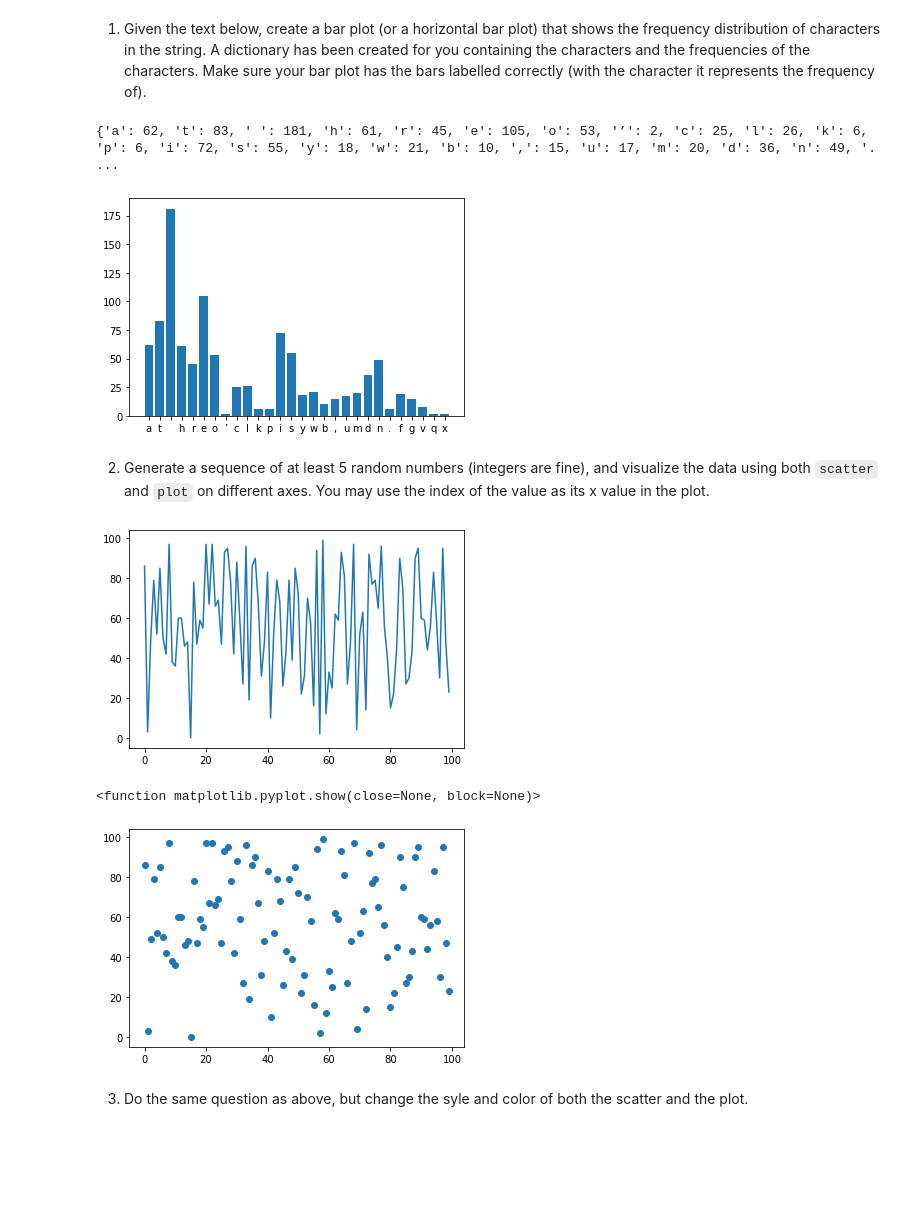
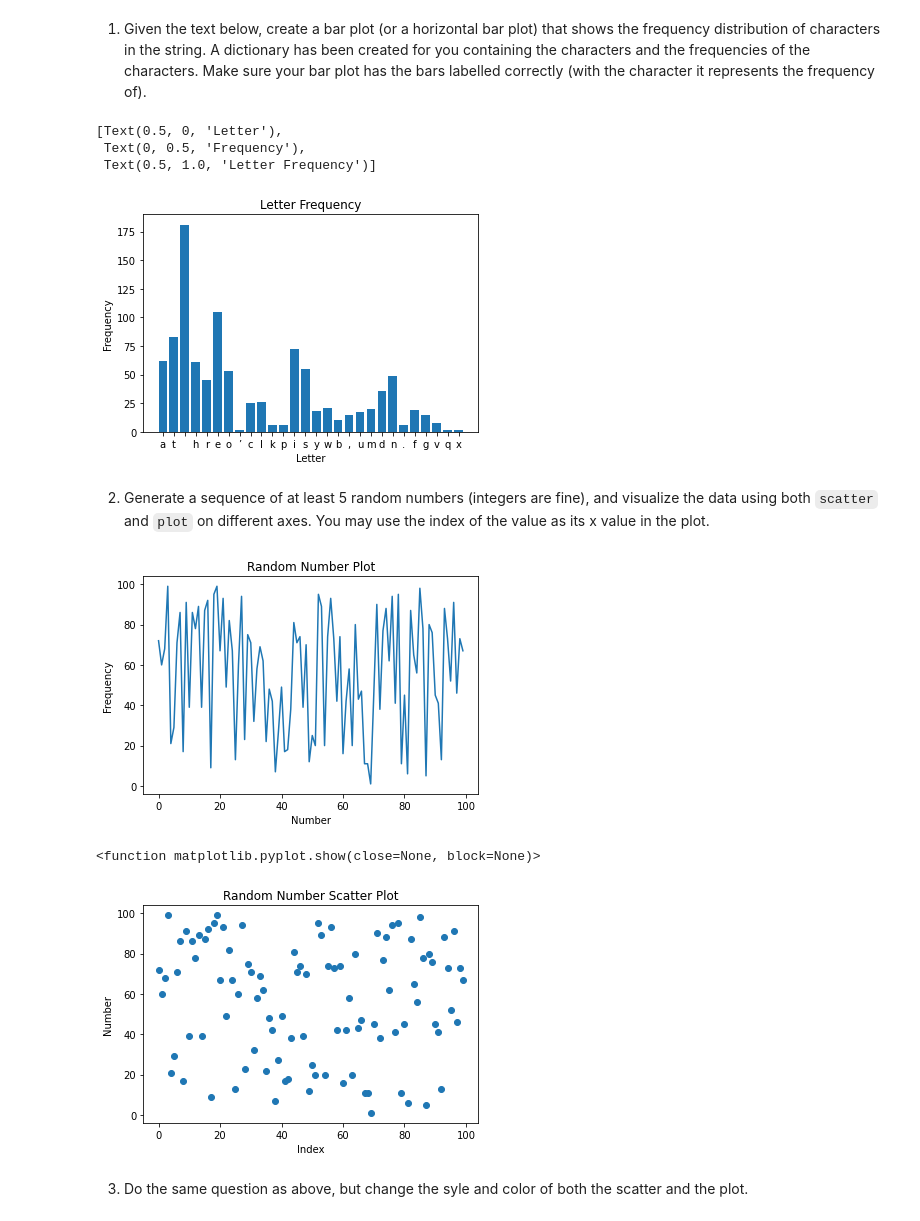
Before and after one commit to zakdavlin/Mod3, a Jupyter notebook: pyplot.ipynb, the cells around one changed output. Cells and saved outputs as stored; diff of their text form; code cells hidden in the pictures; blank space fills up the shorter version.

```diff
--- a/pyplot.ipynb
+++ b/pyplot.ipynb
@@ -19,21 +19,25 @@ Make sure your bar plot has the bars labelled correctly (with the character it r
 # %%
 from collections import Counter
 TEXT = "At three o’clock precisely I was at Baker Street, but Holmes had not yet returned. The landlady informed me that he had left the house shortly after eight o’clock in the morning. I sat down beside the fire, however, with the intention of awaiting him, however long he might be. I was already deeply interested in his inquiry, for, though it was surrounded by none of the grim and strange features which were associated with the two crimes which I have already recorded, still, the nature of the case and the exalted station of his client gave it a character of its own. Indeed, apart from the nature of the investigation which my friend had on hand, there was something in his masterly grasp of a situation, and his keen, incisive reasoning, which made it a pleasure to me to study his system of work, and to follow the quick, subtle methods by which he disentangled the most inextricable mysteries. So accustomed was I to his invariable success that the very possibility of his failing had ceased to enter into my head.".lower()
 letter_freq = dict(Counter(TEXT))
 
 # make a bar plot with an appropriate title, correct xtick labels, and labeled axes
 import matplotlib as mpl
 import matplotlib.pyplot as plt
 import numpy as np
 
 letter_name=list(letter_freq.values())
 letter_freqe=list(letter_freq.keys())
 
 fig, ax=plt.subplots()
 ax.bar(letter_freqe,letter_name)
+labels=ax.get_xticklabels()
+ax.set(xlabel='Letter',ylabel='Frequency',title='Letter Frequency')
 # %% [output]
-{'a': 62, 't': 83, ' ': 181, 'h': 61, 'r': 45, 'e': 105, 'o': 53, '’': 2, 'c': 25, 'l': 26, 'k': 6, 'p': 6, 'i': 72, 's': 55, 'y': 18, 'w': 21, 'b': 10, ',': 15, 'u': 17, 'm': 20, 'd': 36, 'n': 49, '. ...
+[Text(0.5, 0, 'Letter'),
+ Text(0, 0.5, 'Frequency'),
+ Text(0.5, 1.0, 'Letter Frequency')]
-[figure, old version]
+[figure, new version]
 # %% [markdown]
 2. Generate a sequence of at least 5 random numbers (integers are fine), and visualize the data using both `scatter` and `plot` on different axes.  You may use the index of the value as its x value in the plot.
 # %%
@@ -44,14 +48,20 @@ import numpy as np
 x=np.random.randint(100,size=100)
 y=np.array([x for x in range(0,100)])
 plt.plot(x)
+plt.xlabel("Number")
+plt.ylabel("Frequency")
+plt.title("Random Number Plot")
 plt.show()
 
 plt.scatter(y,x)
+plt.xlabel("Index")
+plt.ylabel("Number")
+plt.title("Random Number Scatter Plot")
 plt.show
 # %% [output]
-[figure, old version]
+[figure, new version]
 <function matplotlib.pyplot.show(close=None, block=None)>
-[figure, old version]
+[figure, new version]
 # %% [markdown]
 3. Do the same question as above, but change the syle and color of both the scatter and the plot.
 # %%
```
Also changed, not shown: parts of 2 cells of this notebook.
